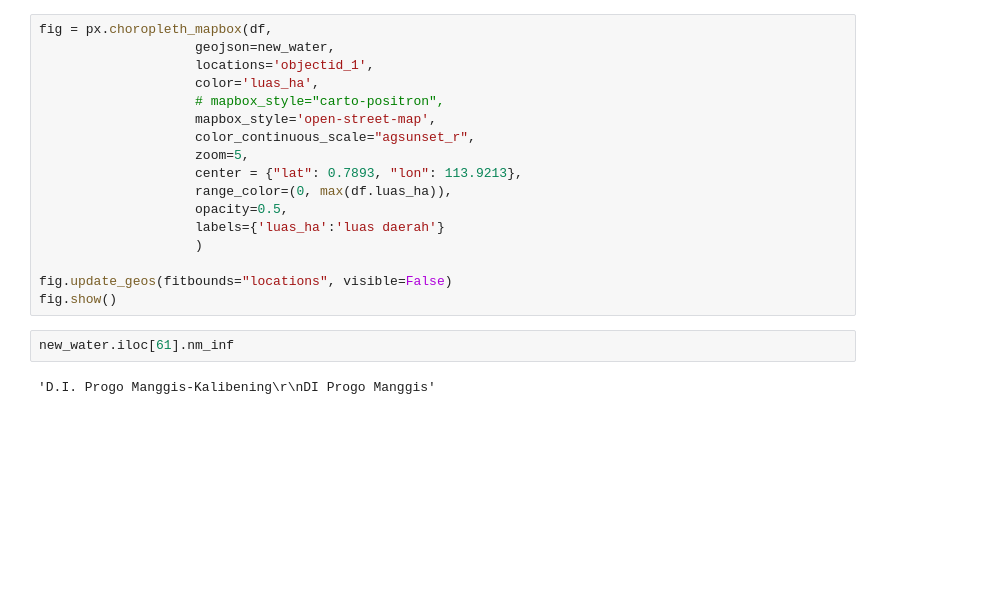
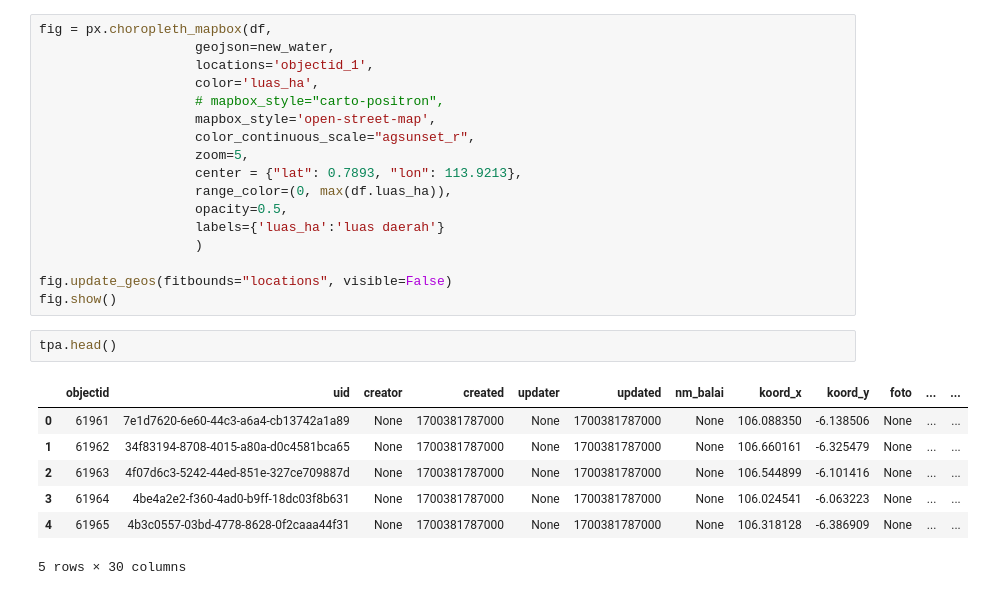
Before and after one commit to Zukazine/IDTerritoryDevelopment, a Jupyter notebook: dataanalysis.ipynb, the cells around one changed output. Saved outputs shown, nothing was run; the diff lists cells and outputs as text; blank space fills up the shorter version.

```diff
--- a/dataanalysis.ipynb
+++ b/dataanalysis.ipynb
@@ -136,7 +136,13 @@ fig = px.choropleth_mapbox(df,
 
 fig.update_geos(fitbounds="locations", visible=False)
 fig.show()
-# %%
-new_water.iloc[61].nm_inf
-# %% [output]
-'D.I. Progo Manggis-Kalibening\r\nDI Progo Manggis'
+# %%
+tpa.head()
+# %% [output]
+|  | objectid | uid | creator | created | updater | updated | nm_balai | koord_x | koord_y | foto | ... | ... |
+| 0 | 61961 | 7e1d7620-6e60-44c3-a6a4-cb13742a1a89 | None | 1700381787000 | None | 1700381787000 | None | 106.088350 | -6.138506 | None | ... | ... |
+| 1 | 61962 | 34f83194-8708-4015-a80a-d0c4581bca65 | None | 1700381787000 | None | 1700381787000 | None | 106.660161 | -6.325479 | None | ... | ... |
+| 2 | 61963 | 4f07d6c3-5242-44ed-851e-327ce709887d | None | 1700381787000 | None | 1700381787000 | None | 106.544899 | -6.101416 | None | ... | ... |
+| 3 | 61964 | 4be4a2e2-f360-4ad0-b9ff-18dc03f8b631 | None | 1700381787000 | None | 1700381787000 | None | 106.024541 | -6.063223 | None | ... | ... |
+| 4 | 61965 | 4b3c0557-03bd-4778-8628-0f2caaa44f31 | None | 1700381787000 | None | 1700381787000 | None | 106.318128 | -6.386909 | None | ... | ... |
+5 rows × 30 columns
```
Also changed, not shown: 3 other files.
